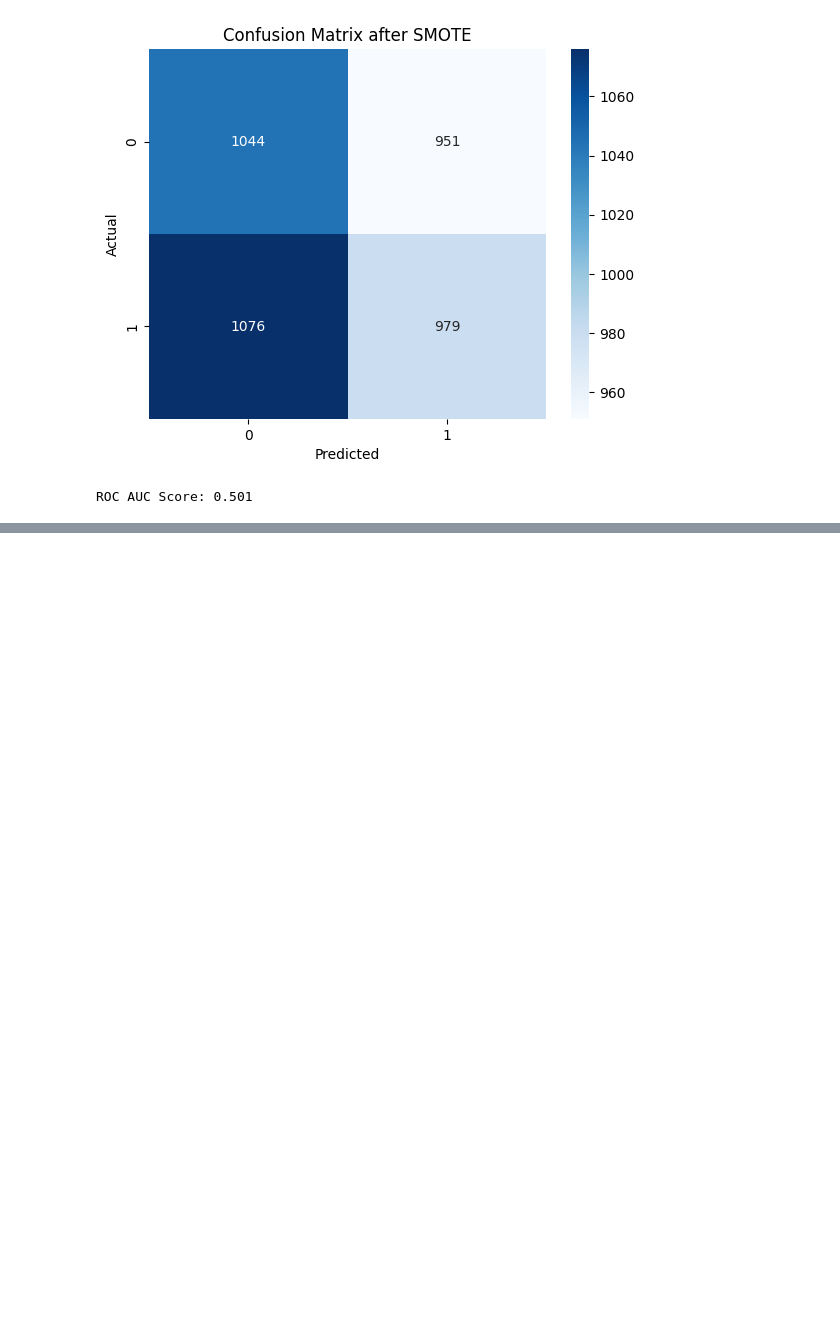
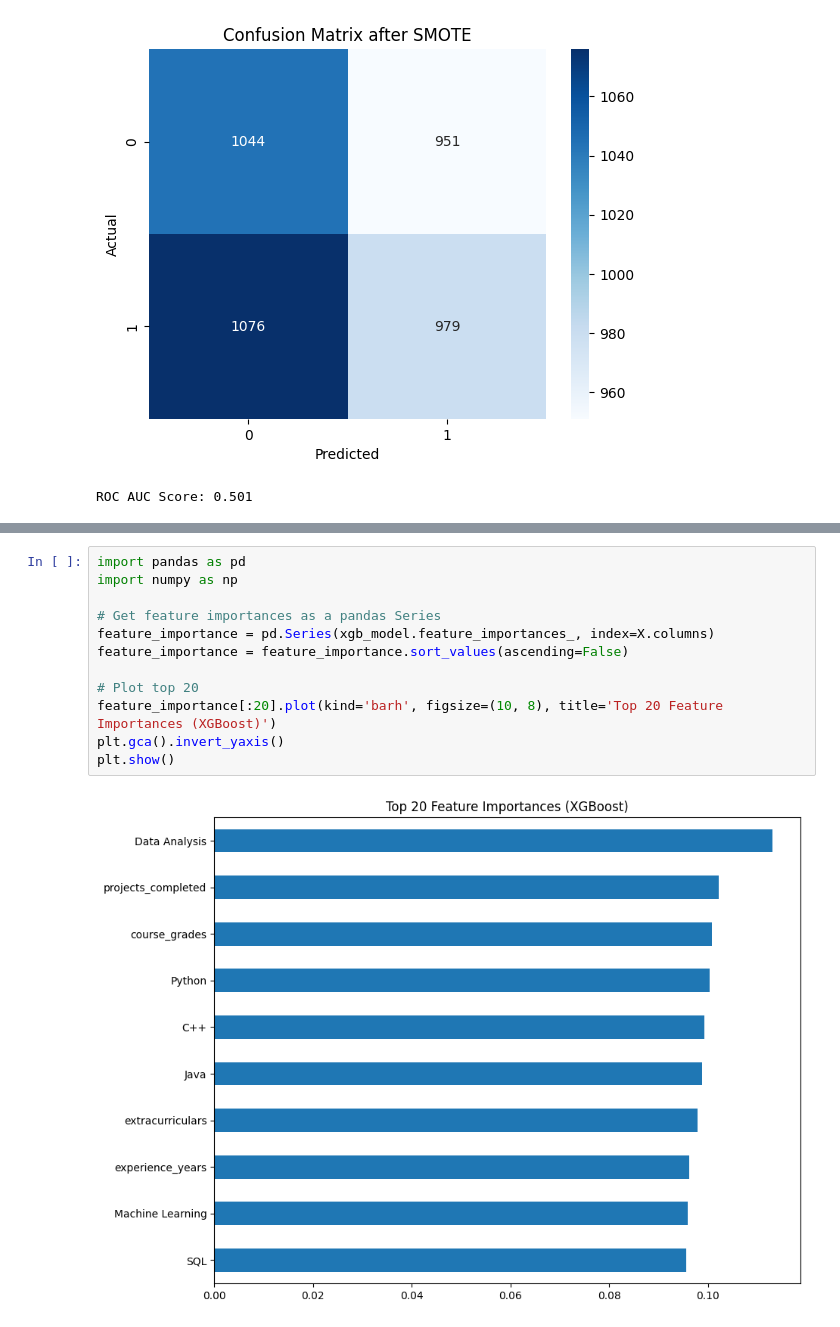
Before and after one commit to RaeHickel/Summit_task, a Jupyter notebook: Summit_task_Raghda_Haikal.ipynb, the cells around one changed output, grey strips where cells are left out. Drawn from its saved outputs; the diff is of its cells as text; blank space fills up the shorter version.

```diff
--- a/Summit_task_Raghda_Haikal.ipynb
+++ b/Summit_task_Raghda_Haikal.ipynb
@@ -311,0 +361,14 @@ ROC AUC Score: 0.501
+# %%
+import pandas as pd
+import numpy as np
+
+# Get feature importances as a pandas Series
+feature_importance = pd.Series(xgb_model.feature_importances_, index=X.columns)
+feature_importance = feature_importance.sort_values(ascending=False)
+
+# Plot top 20
+feature_importance[:20].plot(kind='barh', figsize=(10, 8), title='Top 20 Feature Importances (XGBoost)')
+plt.gca().invert_yaxis()
+plt.show()
+# %% [output]
+[figure, added]
```
Also changed, not shown: parts of 2 cells of this notebook.
